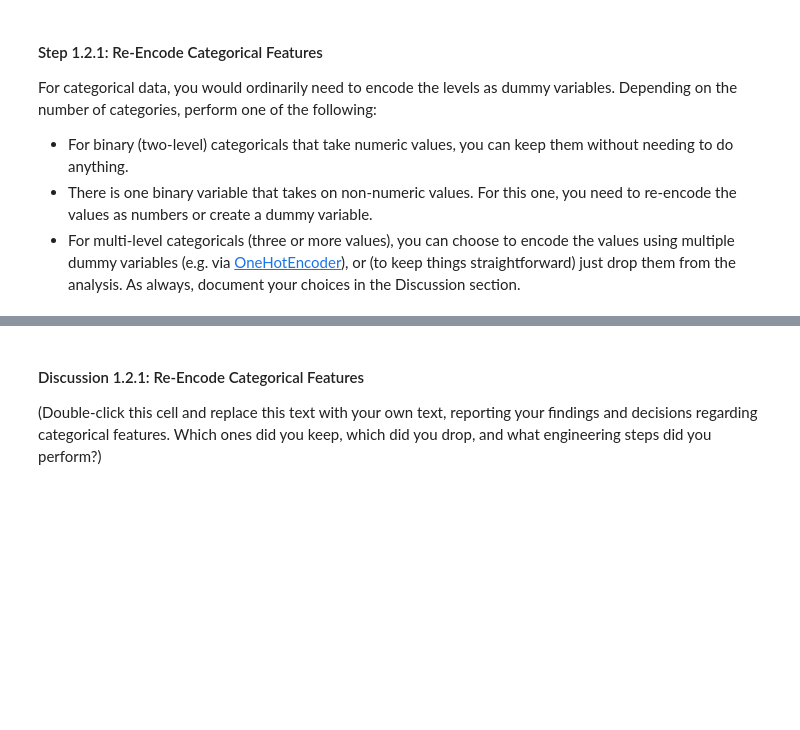
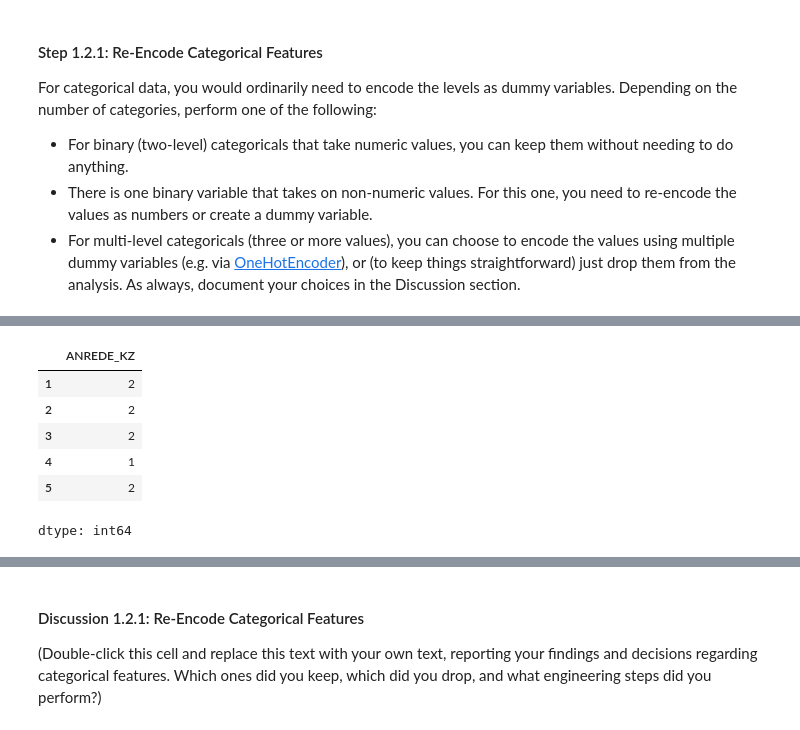
Before and after one commit to mo-matar/Identify-Customer-Segments-Unsupervised-Learning-Project, a Jupyter notebook: Identify_Customer_Segments.ipynb, the cells around one changed output, grey strips where cells are left out. Cells and saved outputs as stored; diff of their text form; code cells hidden in the pictures; blank space fills up the shorter version.

```diff
--- a/Identify_Customer_Segments.ipynb
+++ b/Identify_Customer_Segments.ipynb
@@ -513,2 +568,12 @@ For categorical data, you would ordinarily need to encode the levels as dummy va
+# %%
+low_missing_data_encoded_b['ANREDE_KZ'].head()
+# %% [output]
+|  | ANREDE_KZ |
+| 1 | 2 |
+| 2 | 2 |
+| 3 | 2 |
+| 4 | 1 |
+| 5 | 2 |
+dtype: int64
 # %%
 # Re-encode categorical variable(s) to be kept in the analysis.
```
Also changed, not shown: parts of 8 cells of this notebook.
